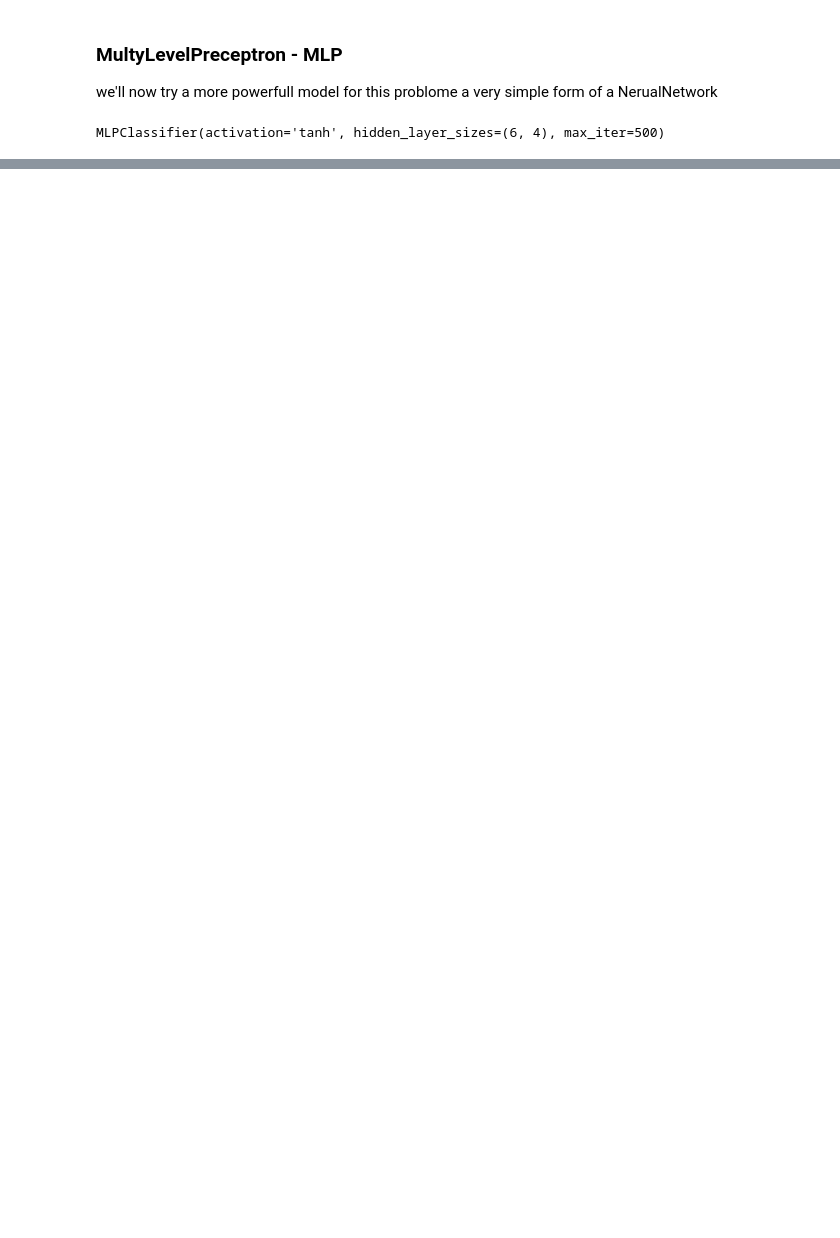
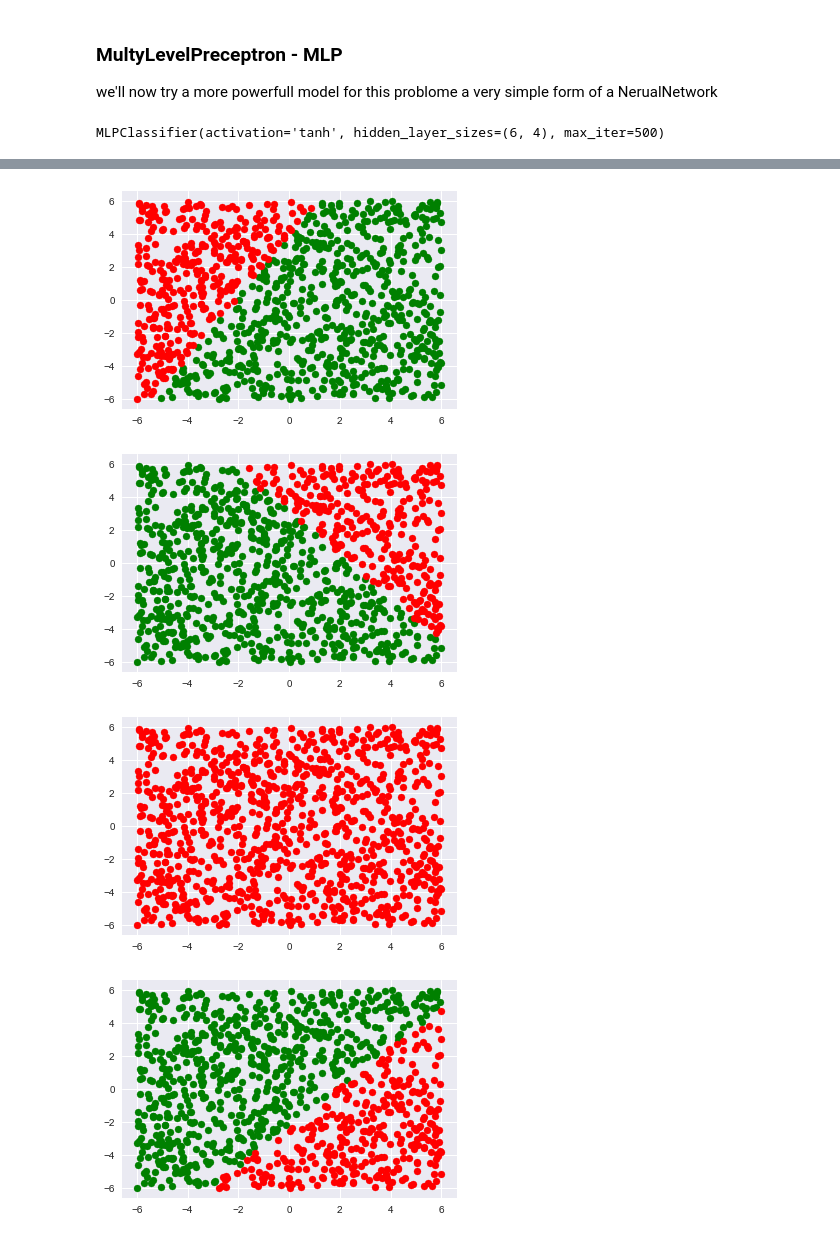
Before and after one commit to Israel0545488592/NeuralComputing1, a Jupyter notebook: train_test_adaline.ipynb, the cells around one changed output, grey strips where cells are left out. Cells and saved outputs as stored; diff of their text form; code cells hidden in the pictures; blank space fills up the shorter version.

Commit message:
fixed display of layers

```diff
--- a/train_test_adaline.ipynb
+++ b/train_test_adaline.ipynb
@@ -318,0 +336,23 @@ for i in range(1, len(mlp.coefs_) +1):
+# %%
+data = test_data
+preds = []
+for layer_i in range(len(mlp.coefs_)):
+    preds.append([])
+    node_vectors = mlp.coefs_[layer_i].T
+    for j in range(len(node_vectors)):
+        preds[layer_i].append(np.tanh(data.dot(node_vectors[j]) + mlp.intercepts_[layer_i][j]))
+    data = np.array(preds[layer_i]).T
+# %%
+for i in range(len(mlp.coefs_)):
+    for node_i in range(len(mlp.coefs_[i].T)):
+        n = preds[i][node_i]
+        yes = n >= 0
+        no =  n < 0
+        plt.scatter(test_data[yes][:,0], test_data[yes][:,1], color = 'g')
+        plt.scatter(test_data[no][:,0], test_data[no][:,1], color = 'r')
+        plt.show()
+# %% [output]
+[figure, added]
+[figure, added]
+[figure, added]
+[figure, added]
```
Also changed, not shown: parts of 20 cells of this notebook.
